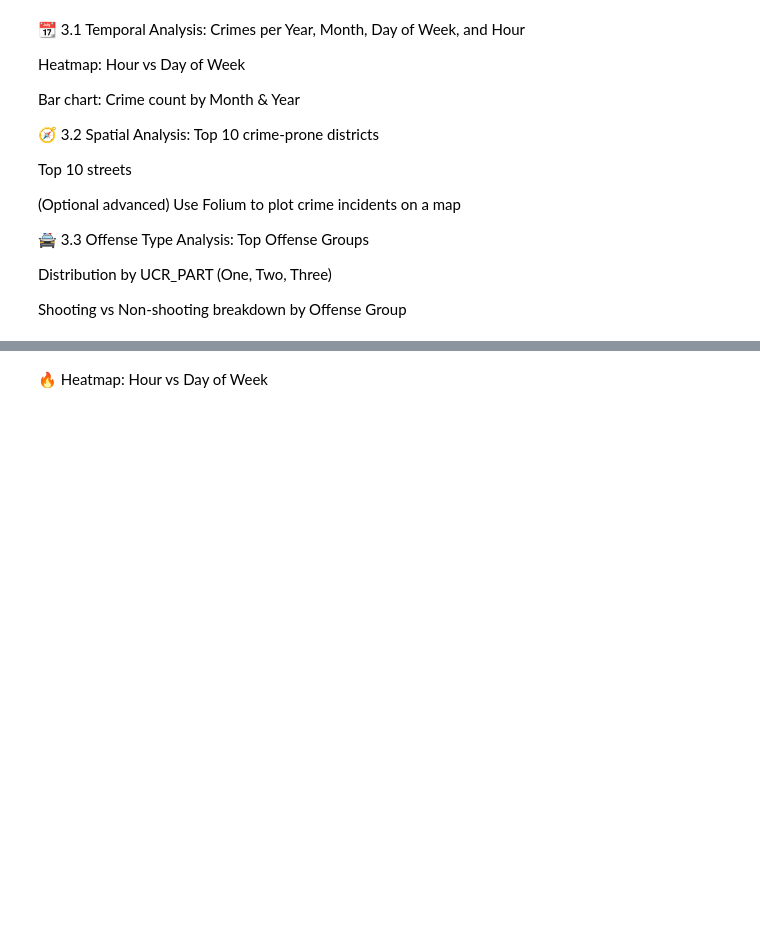
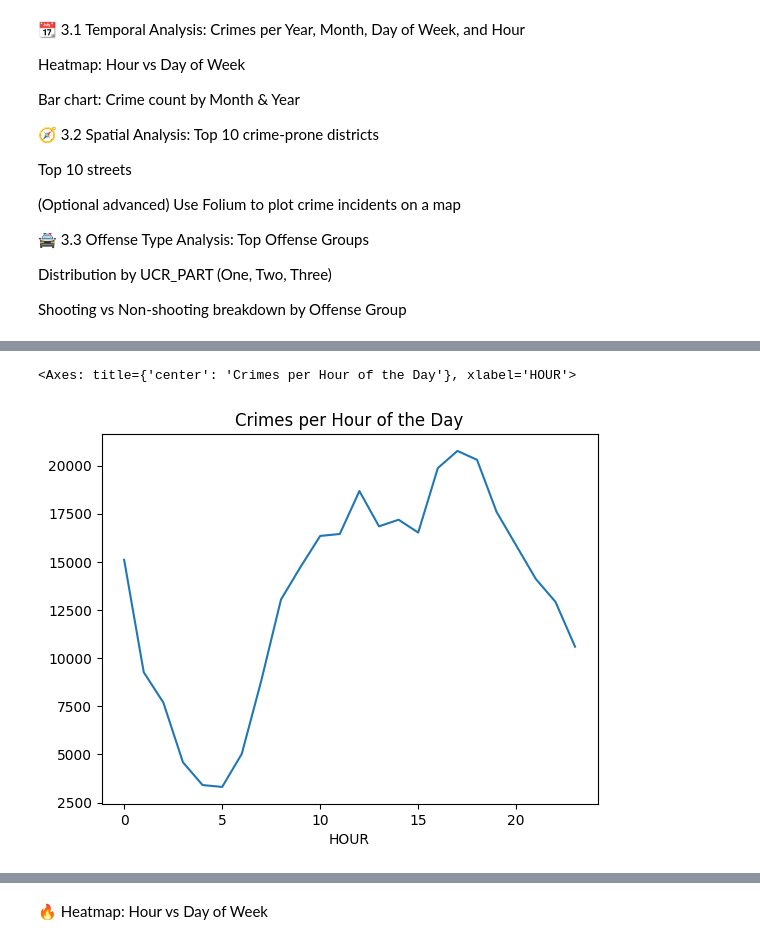
Before and after one commit to NelsonBenle/Crime-data-analyis, a Jupyter notebook: crime-analysis.ipynb, the cells around one changed output, grey strips where cells are left out. Cells and saved outputs as stored; diff of their text form; code cells hidden in the pictures; blank space fills up the shorter version.

```diff
--- a/crime-analysis.ipynb
+++ b/crime-analysis.ipynb
@@ -143,0 +154,6 @@ df['Hour'].value_counts().sort_index().plot(kind='line', title='Crimes per Hour
+# %%
+# Crimes per Hour
+df['HOUR'].value_counts().sort_index().plot(kind='line', title='Crimes per Hour of the Day')
+# %% [output]
+<Axes: title={'center': 'Crimes per Hour of the Day'}, xlabel='HOUR'>
+[figure, added]
```
Also changed, not shown: parts of 6 cells of this notebook.
